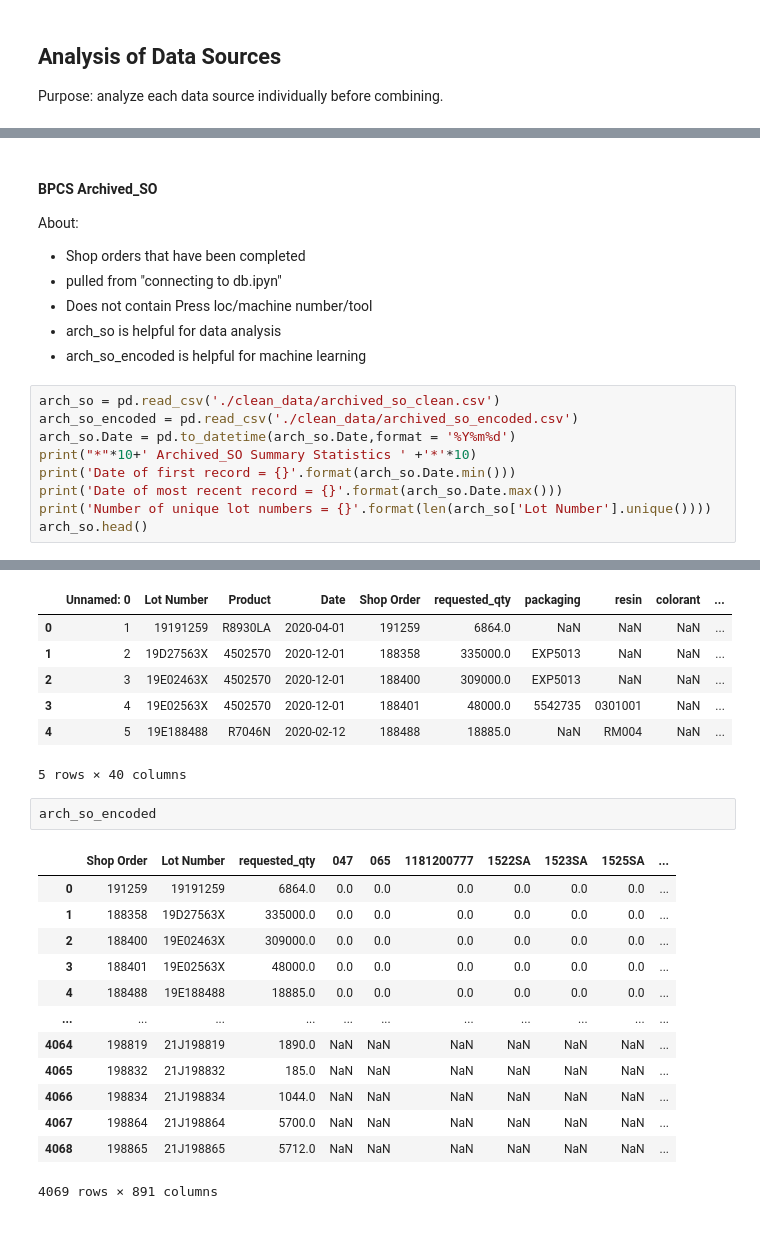
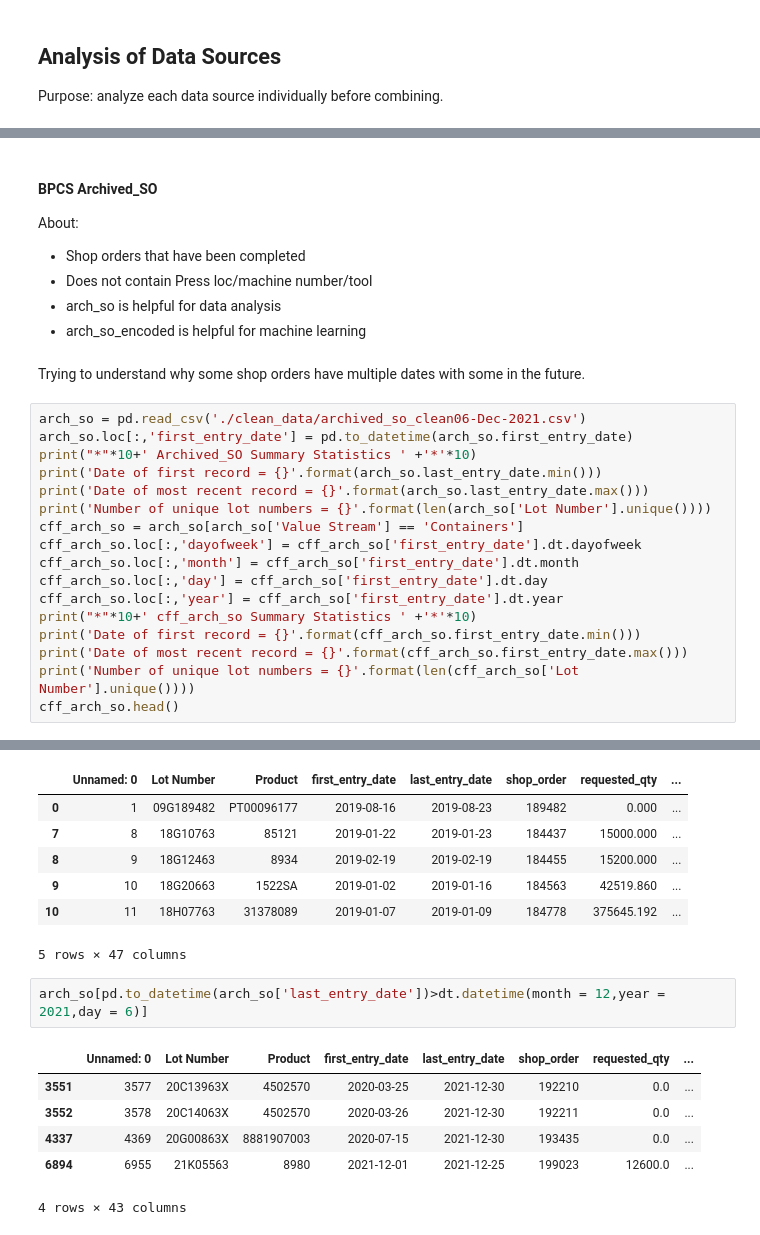
Before and after one commit to cah-steven-hansen01/foresight2020, a Jupyter notebook: ForeSight2020_main.ipynb, the cells around one changed output, grey strips where cells are left out. Saved outputs shown, nothing was run; the diff lists cells and outputs as text.

```diff
--- a/ForeSight2020_main.ipynb
+++ b/ForeSight2020_main.ipynb
@@ -25,18 +42,27 @@ Purpose: analyze each data source individually before combining.
 #### BPCS Archived_SO <a name = 'bpcs_archived_so'></a>
 About:
 * Shop orders that have been completed
-* pulled from "connecting to db.ipyn"
 * Does not contain Press loc/machine number/tool
 * arch_so is helpful for data analysis
 * arch_so_encoded is helpful for machine learning
+# %% [markdown]
+Trying to understand why some shop orders have multiple dates with some in the future.
 # %%
-arch_so = pd.read_csv('./clean_data/archived_so_clean.csv')
-arch_so_encoded = pd.read_csv('./clean_data/archived_so_encoded.csv')
-arch_so.Date = pd.to_datetime(arch_so.Date,format = '%Y%m%d')
+arch_so = pd.read_csv('./clean_data/archived_so_clean06-Dec-2021.csv')
+arch_so.loc[:,'first_entry_date'] = pd.to_datetime(arch_so.first_entry_date)
 print("*"*10+' Archived_SO Summary Statistics ' +'*'*10)
-print('Date of first record = {}'.format(arch_so.Date.min()))
-print('Date of most recent record = {}'.format(arch_so.Date.max()))
+print('Date of first record = {}'.format(arch_so.last_entry_date.min()))
+print('Date of most recent record = {}'.format(arch_so.last_entry_date.max()))
 print('Number of unique lot numbers = {}'.format(len(arch_so['Lot Number'].unique())))
-arch_so.head()
+cff_arch_so = arch_so[arch_so['Value Stream'] == 'Containers']
+cff_arch_so.loc[:,'dayofweek'] = cff_arch_so['first_entry_date'].dt.dayofweek
+cff_arch_so.loc[:,'month'] = cff_arch_so['first_entry_date'].dt.month
+cff_arch_so.loc[:,'day'] = cff_arch_so['first_entry_date'].dt.day
+cff_arch_so.loc[:,'year'] = cff_arch_so['first_entry_date'].dt.year
+print("*"*10+' cff_arch_so Summary Statistics ' +'*'*10)
+print('Date of first record = {}'.format(cff_arch_so.first_entry_date.min()))
+print('Date of most recent record = {}'.format(cff_arch_so.first_entry_date.max()))
+print('Number of unique lot numbers = {}'.format(len(cff_arch_so['Lot Number'].unique())))
+cff_arch_so.head()
 # %% [output]
 ********** Archived_SO Summary Statistics **********
@@ -46,23 +76,16 @@ Number of unique lot numbers = 4069
-|  | Unnamed: 0 | Lot Number | Product | Date | Shop Order | requested_qty | packaging | resin | colorant | ... |
-| 0 | 1 | 19191259 | R8930LA | 2020-04-01 | 191259 | 6864.0 | NaN | NaN | NaN | ... |
-| 1 | 2 | 19D27563X | 4502570 | 2020-12-01 | 188358 | 335000.0 | EXP5013 | NaN | NaN | ... |
-| 2 | 3 | 19E02463X | 4502570 | 2020-12-01 | 188400 | 309000.0 | EXP5013 | NaN | NaN | ... |
-| 3 | 4 | 19E02563X | 4502570 | 2020-12-01 | 188401 | 48000.0 | 5542735 | 0301001 | NaN | ... |
-| 4 | 5 | 19E188488 | R7046N | 2020-02-12 | 188488 | 18885.0 | NaN | RM004 | NaN | ... |
+|  | Unnamed: 0 | Lot Number | Product | first_entry_date | last_entry_date | shop_order | requested_qty | ... |
+| 0 | 1 | 09G189482 | PT00096177 | 2019-08-16 | 2019-08-23 | 189482 | 0.000 | ... |
+| 7 | 8 | 18G10763 | 85121 | 2019-01-22 | 2019-01-23 | 184437 | 15000.000 | ... |
+| 8 | 9 | 18G12463 | 8934 | 2019-02-19 | 2019-02-19 | 184455 | 15200.000 | ... |
+| 9 | 10 | 18G20663 | 1522SA | 2019-01-02 | 2019-01-16 | 184563 | 42519.860 | ... |
+| 10 | 11 | 18H07763 | 31378089 | 2019-01-07 | 2019-01-09 | 184778 | 375645.192 | ... |
-5 rows × 40 columns
+5 rows × 47 columns
-# %%
-arch_so_encoded
-# %% [output]
-|  | Shop Order | Lot Number | requested_qty | 047 | 065 | 1181200777 | 1522SA | 1523SA | 1525SA | ... |
-| 0 | 191259 | 19191259 | 6864.0 | 0.0 | 0.0 | 0.0 | 0.0 | 0.0 | 0.0 | ... |
-| 1 | 188358 | 19D27563X | 335000.0 | 0.0 | 0.0 | 0.0 | 0.0 | 0.0 | 0.0 | ... |
-| 2 | 188400 | 19E02463X | 309000.0 | 0.0 | 0.0 | 0.0 | 0.0 | 0.0 | 0.0 | ... |
-| 3 | 188401 | 19E02563X | 48000.0 | 0.0 | 0.0 | 0.0 | 0.0 | 0.0 | 0.0 | ... |
-| 4 | 188488 | 19E188488 | 18885.0 | 0.0 | 0.0 | 0.0 | 0.0 | 0.0 | 0.0 | ... |
-| ... | ... | ... | ... | ... | ... | ... | ... | ... | ... | ... |
-| 4064 | 198819 | 21J198819 | 1890.0 | NaN | NaN | NaN | NaN | NaN | NaN | ... |
-| 4065 | 198832 | 21J198832 | 185.0 | NaN | NaN | NaN | NaN | NaN | NaN | ... |
-| 4066 | 198834 | 21J198834 | 1044.0 | NaN | NaN | NaN | NaN | NaN | NaN | ... |
-| 4067 | 198864 | 21J198864 | 5700.0 | NaN | NaN | NaN | NaN | NaN | NaN | ... |
-| 4068 | 198865 | 21J198865 | 5712.0 | NaN | NaN | NaN | NaN | NaN | NaN | ... |
-4069 rows × 891 columns
+# %%
+arch_so[pd.to_datetime(arch_so['last_entry_date'])>dt.datetime(month = 12,year = 2021,day = 6)]
+# %% [output]
+|  | Unnamed: 0 | Lot Number | Product | first_entry_date | last_entry_date | shop_order | requested_qty | ... |
+| 3551 | 3577 | 20C13963X | 4502570 | 2020-03-25 | 2021-12-30 | 192210 | 0.0 | ... |
+| 3552 | 3578 | 20C14063X | 4502570 | 2020-03-26 | 2021-12-30 | 192211 | 0.0 | ... |
+| 4337 | 4369 | 20G00863X | 8881907003 | 2020-07-15 | 2021-12-30 | 193435 | 0.0 | ... |
+| 6894 | 6955 | 21K05563 | 8980 | 2021-12-01 | 2021-12-25 | 199023 | 12600.0 | ... |
+4 rows × 43 columns
```
Also changed, not shown: parts of 29 cells of this notebook, 9 other files.
